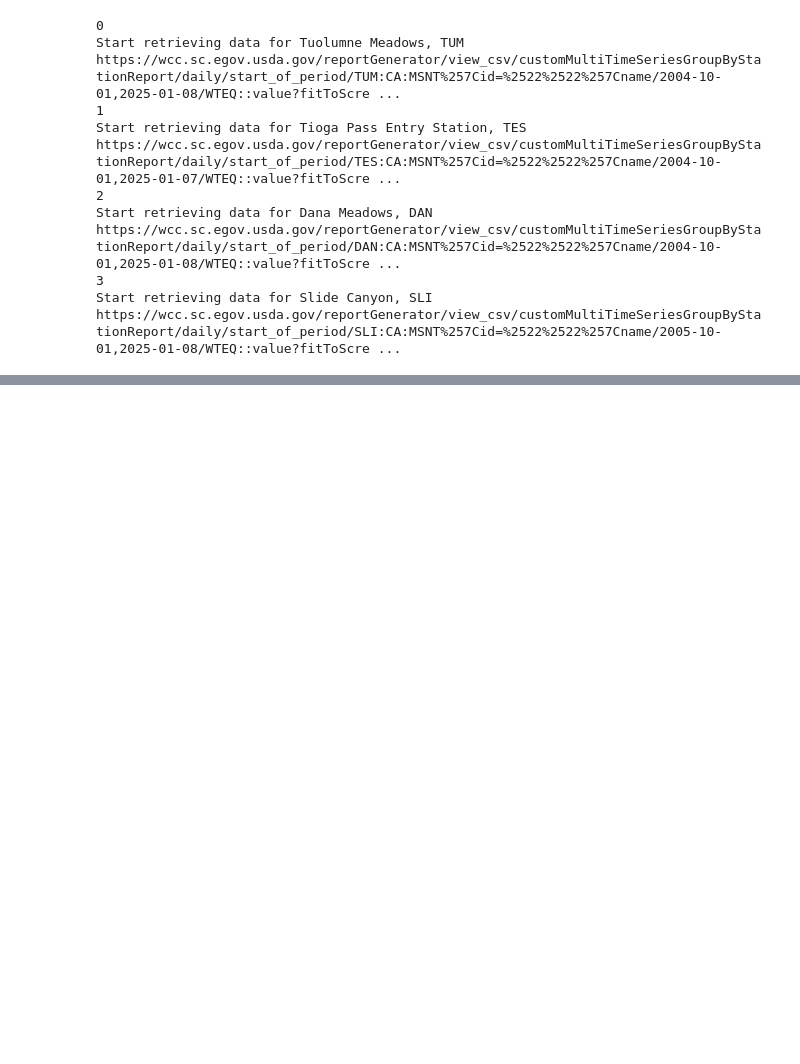
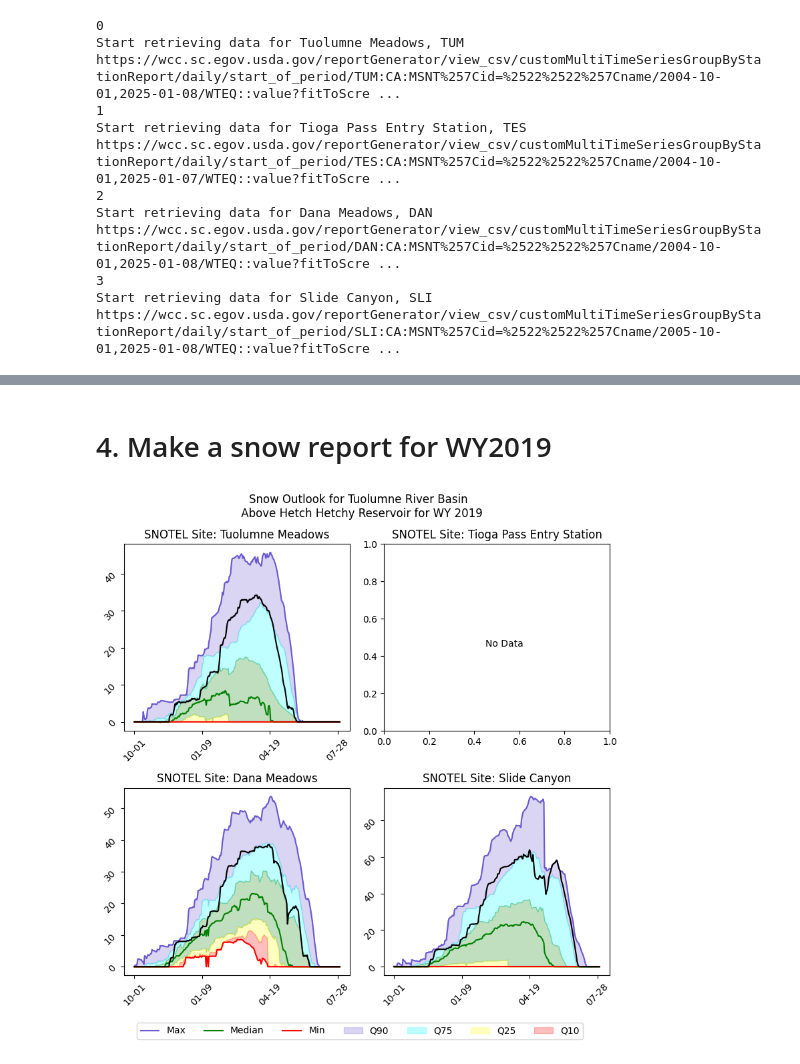
Before and after one commit to CIROH-Snow/Intro-to-Snow-Observations-Modeling-Analysis, a Jupyter notebook: get_Snotel.ipynb, the cells around one changed output, grey strips where cells are left out. Cells and saved outputs as stored; diff of their text form; code cells hidden in the pictures; blank space fills up the shorter version.

Commit message:
Nearly complete with SNOTEL data processing and visualiaiton script

```diff
--- a/get_Snotel.ipynb
+++ b/get_Snotel.ipynb
@@ -169,0 +180,10 @@ https://wcc.sc.egov.usda.gov/reportGenerator/view_csv/customMultiTimeSeriesGroup
+# %%
+# Load the data for one site
+sites = list(gdf_in_bbox.code)
+stateab = 'Ca'
+sitedict = dict()
+
+for site in sites:
+    sitedict[site] = dataprocessing.processSNOTEL(site, stateab)
+
+sitedict['TUM']
@@ -169,0 +222,8 @@ https://wcc.sc.egov.usda.gov/reportGenerator/view_csv/customMultiTimeSeriesGroup
+# %% [markdown]
+# 4. Make a snow report for WY2019
+# %%
+WY = 2019
+watershed = "Tuolumne"
+figuredev.SNOTELPlots(sitedict, gdf_in_bbox, WY, watershed)
+# %% [output]
+[figure, added]
```
Also changed, not shown: parts of 6 cells of this notebook, 3 other files.
